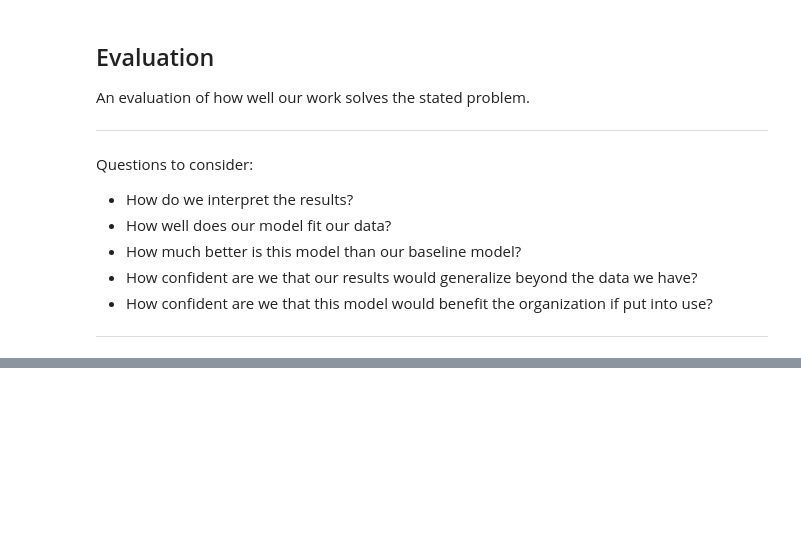
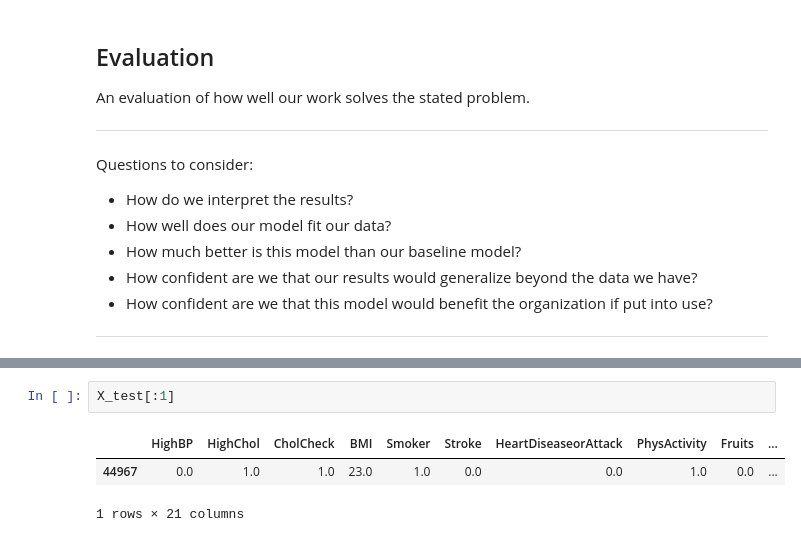
Before and after one commit to ChumpyDuelle/detecting-diabetes-with-machine-learning, a Jupyter notebook: detecting-diabetes-with-machine-learning.ipynb, the cells around one changed output, grey strips where cells are left out. Drawn from its saved outputs; the diff is of its cells as text; blank space fills up the shorter version.

```diff
--- a/detecting-diabetes-with-machine-learning.ipynb
+++ b/detecting-diabetes-with-machine-learning.ipynb
@@ -1374,0 +1401,6 @@ Questions to consider:
+# %%
+X_test[:1]
+# %% [output]
+|  | HighBP | HighChol | CholCheck | BMI | Smoker | Stroke | HeartDiseaseorAttack | PhysActivity | Fruits | ... |
+| 44967 | 0.0 | 1.0 | 1.0 | 23.0 | 1.0 | 0.0 | 0.0 | 1.0 | 0.0 | ... |
+1 rows × 21 columns
```
Also changed, not shown: parts of 17 cells of this notebook, 1 other file.
